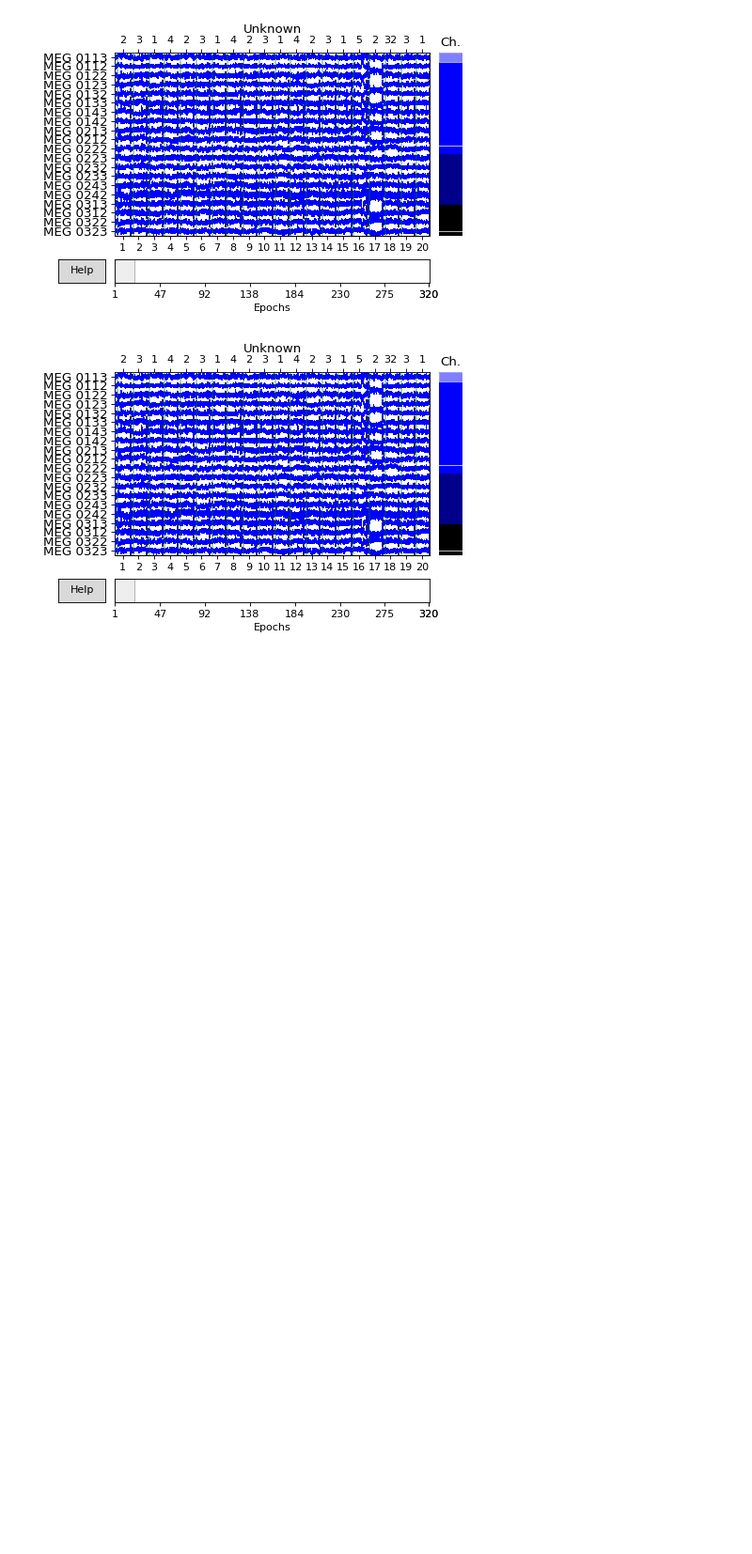
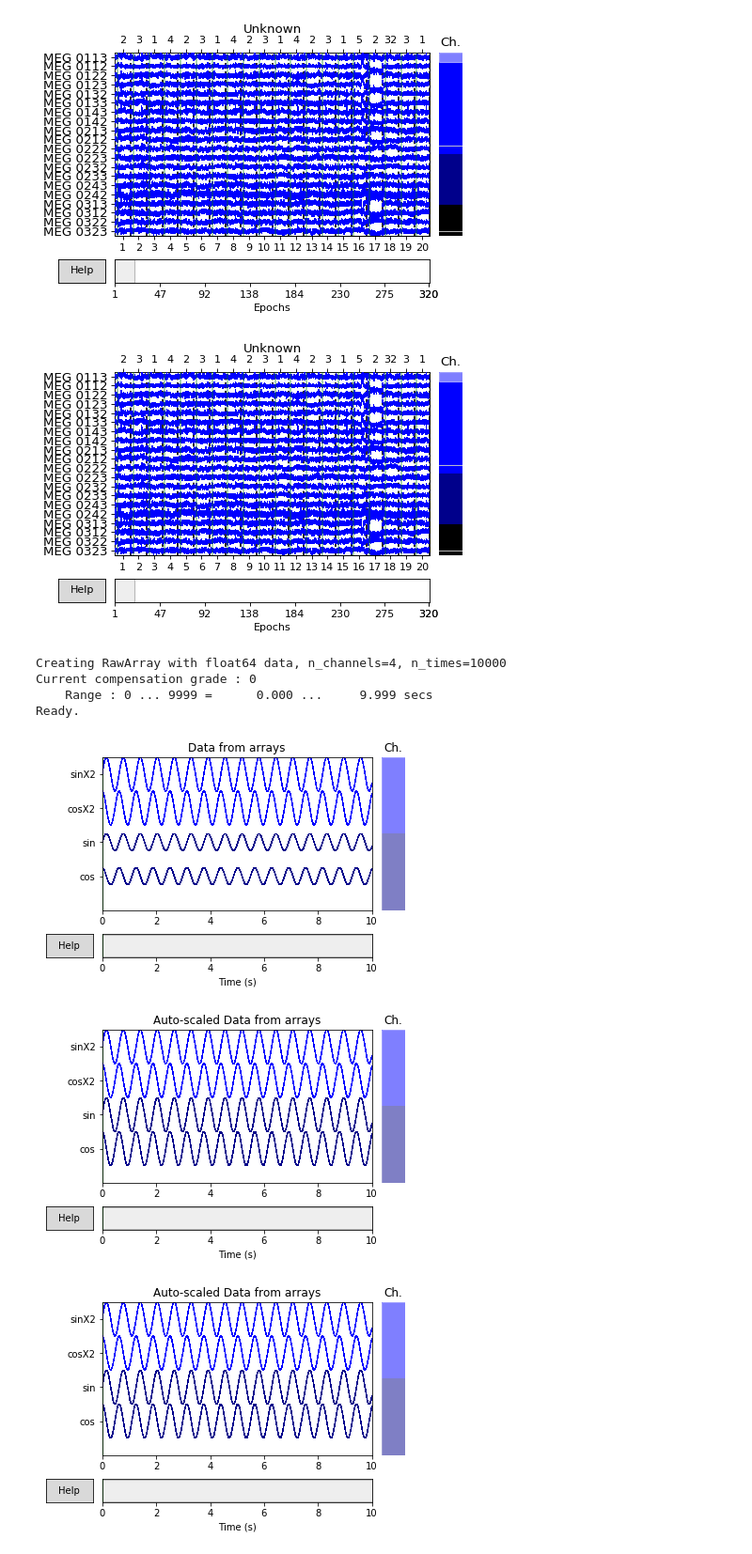
Before and after one commit to thisroot/eeglab, a Jupyter notebook: MNE_integration/MNE_plot.ipynb, the cells around one changed output. Shown: that part at 94% size. Cells and saved outputs as stored; diff of their text form; code cells hidden in the pictures; blank space fills up the shorter version.

```diff
--- a/MNE_integration/MNE_plot.ipynb
+++ b/MNE_integration/MNE_plot.ipynb
@@ -35,3 +35,49 @@ Loading data for 320 events and 722 original time points ...
 Loading data for 20 events and 722 original time points ...
 [figure]
 [figure]
+# %%
+import numpy as np
+import neo
+
+import mne
+
+
+sfreq = 1000  # Sampling frequency
+times = np.arange(0, 10, 0.001)  # Use 10000 samples (10s)
+
+sin = np.sin(times * 10)  # Multiplied by 10 for shorter cycles
+cos = np.cos(times * 10)
+sinX2 = sin * 2
+cosX2 = cos * 2
+
+# Numpy array of size 4 X 10000.
+data = np.array([sin, cos, sinX2, cosX2])
+
+# Definition of channel types and names.
+ch_types = ['mag', 'mag', 'grad', 'grad']
+ch_names = ['sin', 'cos', 'sinX2', 'cosX2']
+# %%
+# It is also possible to use info from another raw object.
+info = mne.create_info(ch_names=ch_names, sfreq=sfreq, ch_types=ch_types)
+# %%
+raw = mne.io.RawArray(data, info)
+
+# Scaling of the figure.
+# For actual EEG/MEG data different scaling factors should be used.
+scalings = {'mag': 2, 'grad': 2}
+
+raw.plot(n_channels=4, scalings=scalings, title='Data from arrays',
+         show=True, block=True)
+
+# It is also possible to auto-compute scalings
+scalings = 'auto'  # Could also pass a dictionary with some value == 'auto'
+raw.plot(n_channels=4, scalings=scalings, title='Auto-scaled Data from arrays',
+         show=True, block=True)
+# %% [output]
+Creating RawArray with float64 data, n_channels=4, n_times=10000
+Current compensation grade : 0
+    Range : 0 ... 9999 =      0.000 ...     9.999 secs
+Ready.
+[figure, added]
+[figure, added]
+[figure, added]
```
Also changed, not shown: parts of 1 cell of this notebook, 22 other files.
